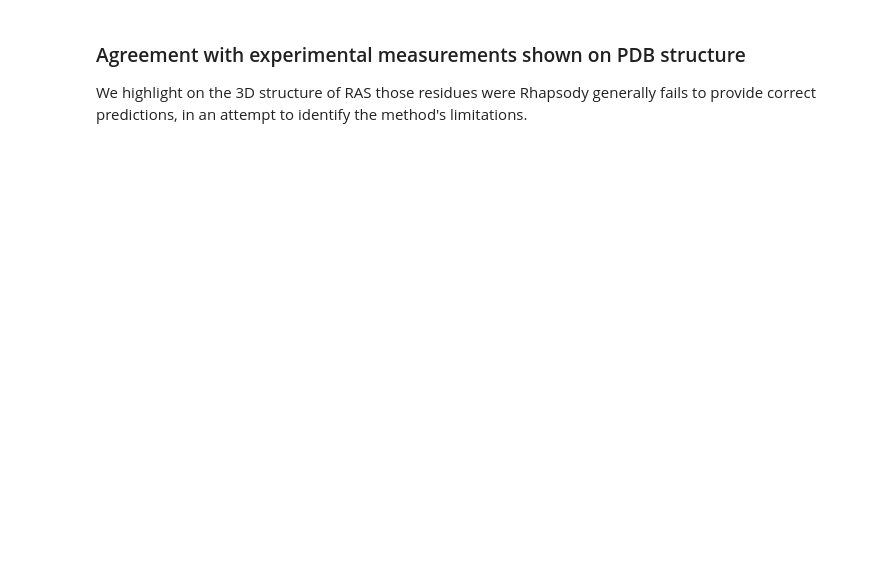
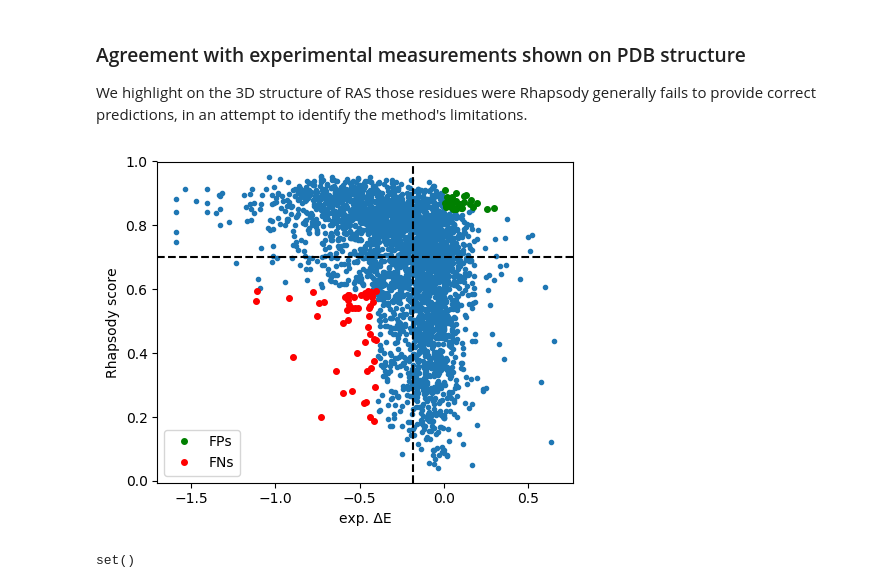
Before and after one commit to prody/rhapsody-tutorials, a Jupyter notebook: 02-RAS_analysis/RAS_variants_analysis.ipynb, the cells around one changed output. Saved outputs shown, nothing was run; the diff lists cells and outputs as text; code cells hidden in the pictures; blank space fills up the shorter version.

```diff
--- a/02-RAS_analysis/RAS_variants_analysis.ipynb
+++ b/02-RAS_analysis/RAS_variants_analysis.ipynb
@@ -150,7 +186,7 @@ _p = rh.mixPreds['path. probability']
 _m = _p.reshape((-1, 19)).T
 avg_prob['inactive'] = np.nanmean(_m, axis=0)
 # active conformation
-_p = rh_2.mixPreds['path. probability']
+_p = rh_active.mixPreds['path. probability']
 _m = _p.reshape((-1, 19)).T
 avg_prob['active'] = np.nanmean(_m, axis=0)
 # difference between inactive and active profiles
@@ -698,37 +792,41 @@ We highlight on the 3D structure of RAS those residues were Rhapsody generally f
 # %%
 sel = np.logical_and(~np.isnan(exp_scores['regulated_RAS']), ~np.isnan(exp_scores['regulated_RAS']))
 exp_score = exp_scores['regulated_RAS']
-comput_score = rh_2.predictions['score']
+comput_score = rh_active.predictions['score']
 
 exp_cutoff    = np.nanmedian(exp_score)
-comput_cutoff = rh_2.CVsummary['optimal cutoff'][0]
+comput_cutoff = rh_active.CVsummary['optimal cutoff'][0]
 
 FPs = np.logical_and(exp_score > exp_cutoff, comput_score > comput_cutoff)
 FNs = np.logical_and(exp_score < exp_cutoff, comput_score < comput_cutoff)
 
 # We arbitrarily select two subsets with the least accurate predictions
 worst_FPs = np.logical_and(exp_score > 0, comput_score > 0.85)
 worst_FNs = np.logical_and(exp_score < -.4, comput_score < 0.6)
 
 fig, ax = plt.subplots(figsize=(5,4))
 ax.plot(exp_score, comput_score, '.')
 ax.plot(exp_score[worst_FPs], comput_score[worst_FPs], 'g.', ms=8, label='FPs')
 ax.plot(exp_score[worst_FNs], comput_score[worst_FNs], 'r.', ms=8, label='FNs')
 
 ax.axvline(exp_cutoff, ls='--', c='k')
 ax.axhline(comput_cutoff, ls='--', c='k')
 
 ax.set_ylabel('Rhapsody score')
 ax.set_xlabel('exp. ΔE')
 
 ax.legend()
 fig.tight_layout()
 plt.savefig(f'figures/scatter_plot-FPsFNs.png', dpi=300)
+# %% [output]
+[figure, added]
 # %%
-worst_FP_resids = set([int(s.split()[2]) for s in rh_2.Uniprot2PDBmap['PDB SAV coords'][worst_FPs]])
-worst_FN_resids = set([int(s.split()[2]) for s in rh_2.Uniprot2PDBmap['PDB SAV coords'][worst_FNs]])
+worst_FP_resids = set([int(s.split()[2]) for s in rh_active.Uniprot2PDBmap['PDB SAV coords'][worst_FPs]])
+worst_FN_resids = set([int(s.split()[2]) for s in rh_active.Uniprot2PDBmap['PDB SAV coords'][worst_FNs]])
 # the two sets are mutually exclusive
 worst_FP_resids.intersection(worst_FN_resids)
+# %% [output]
+set()
 # %%
 pdb = parsePDB('6q21', chain='A').select('protein and resid 2 to 166')
 
```
Also changed, not shown: parts of 37 cells of this notebook, 2 other files.
